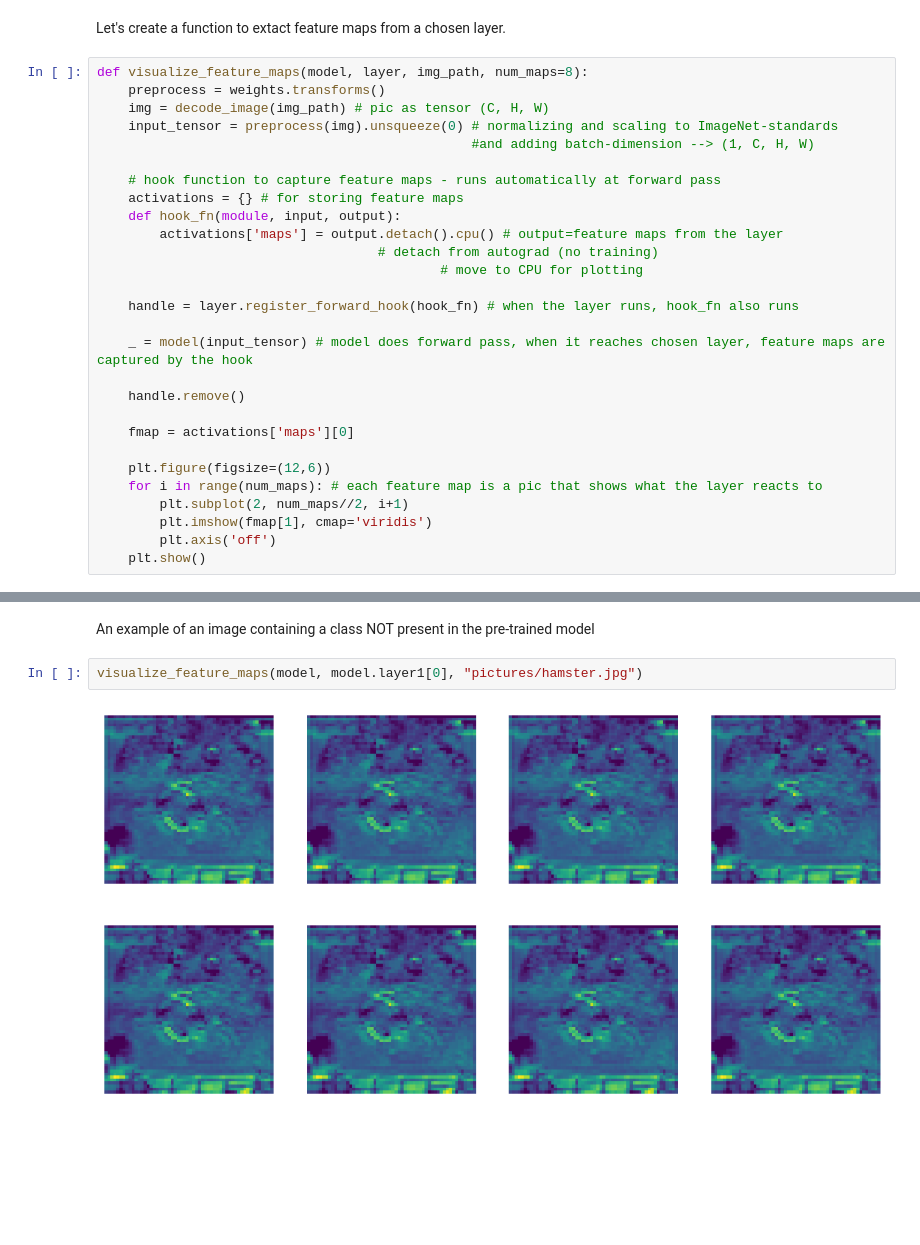
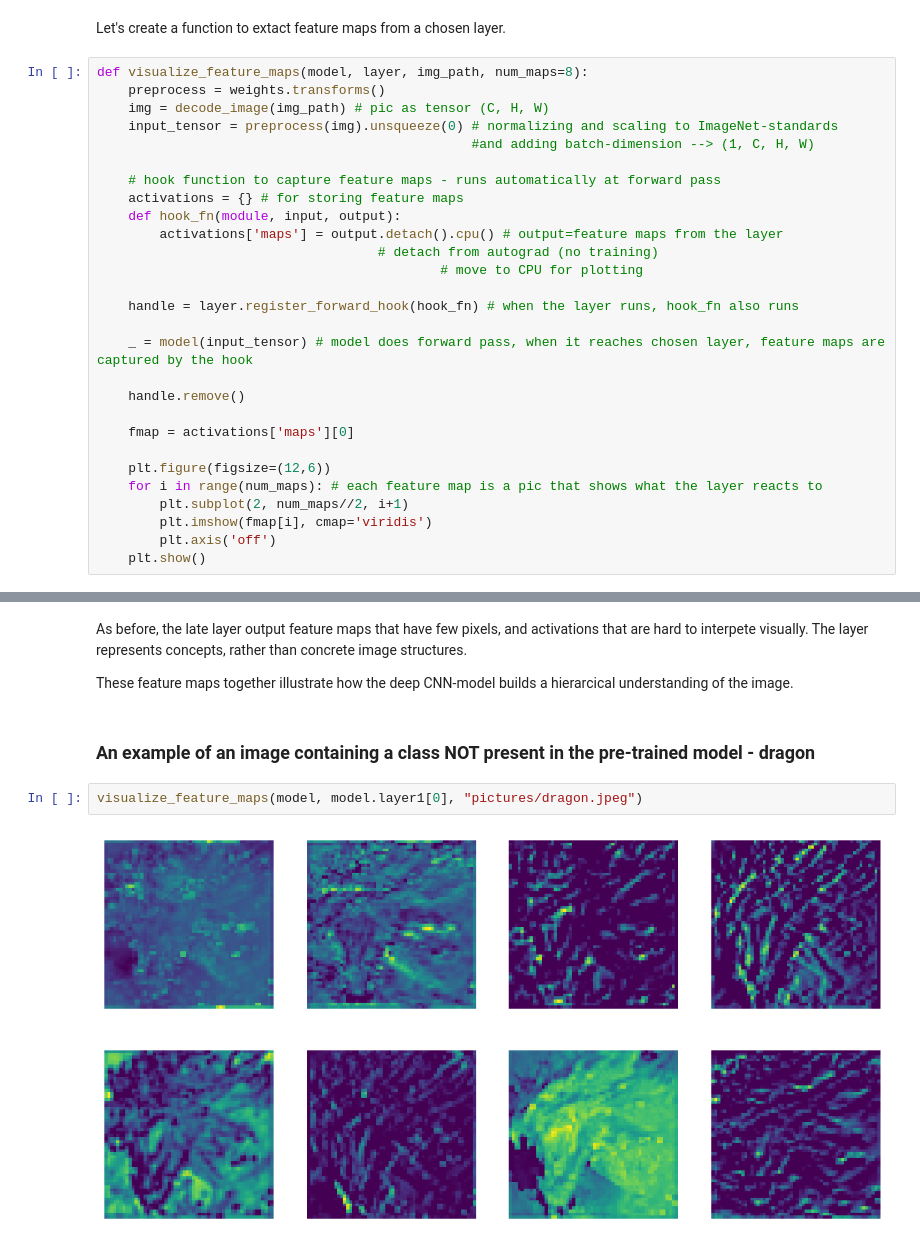
Before and after one commit to JuliaMoa/ML-Assignment2, a Jupyter notebook: report.ipynb, the cells around one changed output, grey strips where cells are left out. Saved outputs shown, nothing was run; the diff lists cells and outputs as text; blank space fills up the shorter version.

```diff
--- a/report.ipynb
+++ b/report.ipynb
@@ -246,6 +246,6 @@ def visualize_feature_maps(model, layer, img_path, num_maps=8):
     plt.figure(figsize=(12,6))
     for i in range(num_maps): # each feature map is a pic that shows what the layer reacts to
         plt.subplot(2, num_maps//2, i+1)
-        plt.imshow(fmap[1], cmap='viridis')
+        plt.imshow(fmap[i], cmap='viridis')
         plt.axis('off')
     plt.show()
@@ -291,7 +305,10 @@ visualize_feature_maps(model, model.layer4[-1], "pictures/gold.jpg")
+# %% [markdown]
+As before, the late layer output feature maps that have few pixels, and activations that are hard to interpete visually. The layer represents concepts, rather than concrete image structures.
+
+These feature maps together illustrate how the deep CNN-model builds a hierarcical understanding of the image.
 # %% [markdown]
-An example of an image containing a class NOT present in the
-pre-trained model
+### An example of an image containing a class NOT present in the pre-trained model - dragon
 # %%
-visualize_feature_maps(model, model.layer1[0], "pictures/hamster.jpg")
+visualize_feature_maps(model, model.layer1[0], "pictures/dragon.jpeg")
 # %% [output]
-[figure, old version]
+[figure, new version]
```
Also changed, not shown: parts of 21 cells of this notebook.
